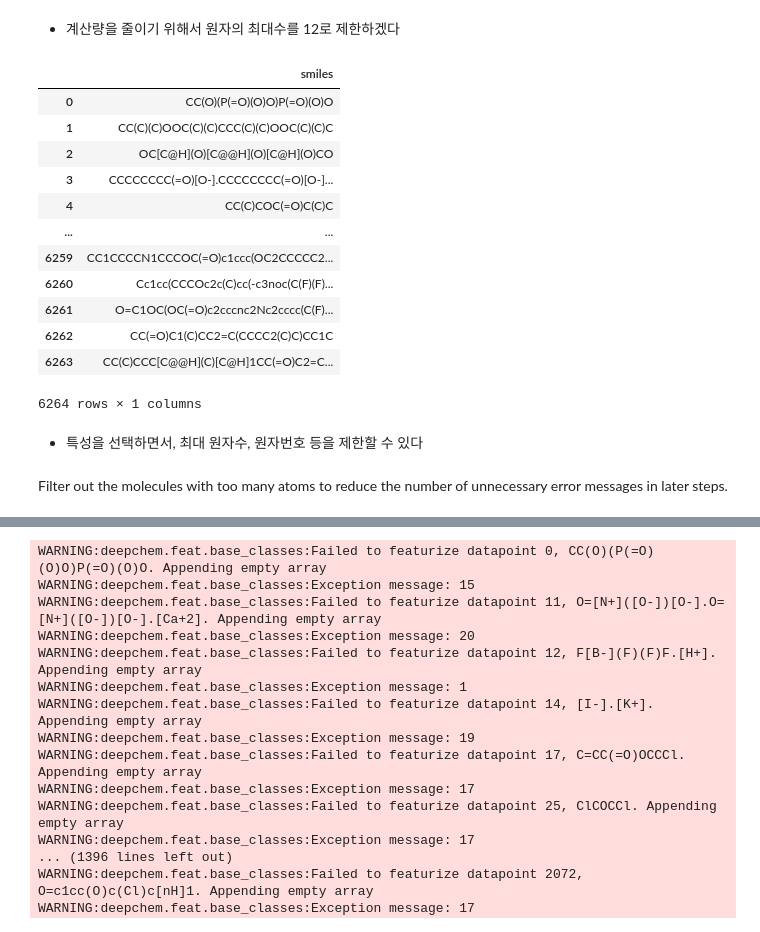
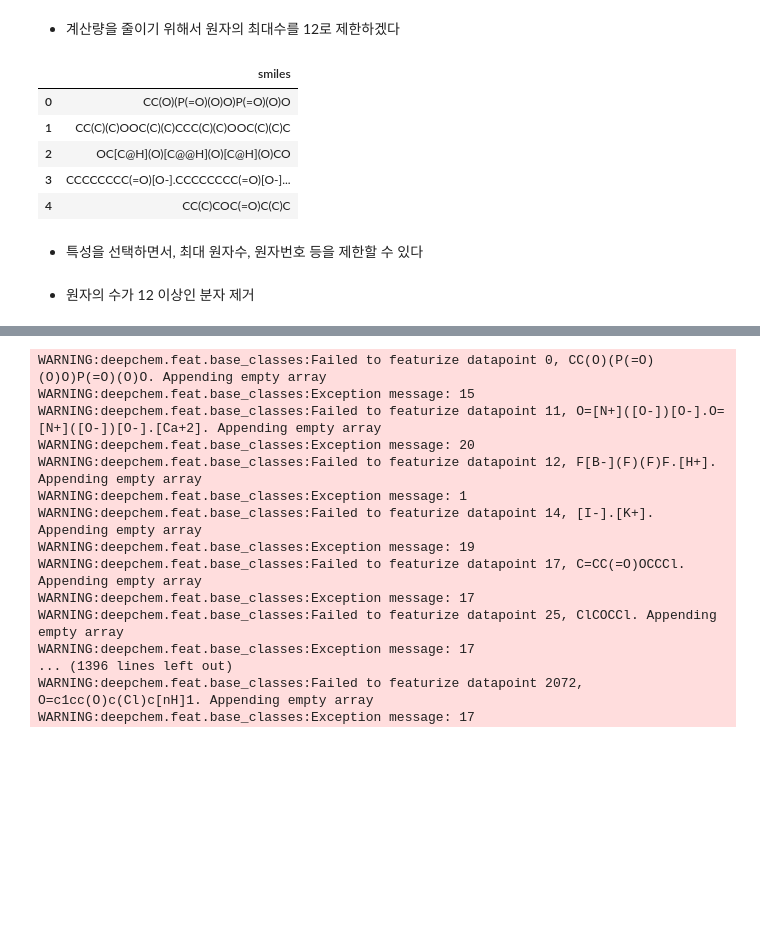
Before and after one commit to StillWork/AIDD-2208-add, a Jupyter notebook: c_85_11_MolGAN.ipynb, the cells around one changed output, grey strips where cells are left out. Cells and saved outputs as stored; diff of their text form; code cells hidden in the pictures; blank space fills up the shorter version.

```diff
--- a/c_85_11_MolGAN.ipynb
+++ b/c_85_11_MolGAN.ipynb
@@ -61,6 +58,6 @@ warnings.filterwarnings("ignore")
 - tox21 데이터를 다운로드하고 SMILES을 추출한다
 # %%
 tasks, datasets, transformers = dc.molnet.load_tox21()
-df = pd.DataFrame(data={'smiles': datasets[0].ids})
+data = pd.DataFrame(data={'smiles': datasets[0].ids})
 # %% [markdown]
 - 계산량을 줄이기 위해서 원자의 최대수를 12로 제한하겠다
@@ -69,23 +64,12 @@ num_atoms = 12
-# %%
-df
-# %% [output]
-|  | smiles |
-| 0 | CC(O)(P(=O)(O)O)P(=O)(O)O |
-| 1 | CC(C)(C)OOC(C)(C)CCC(C)(C)OOC(C)(C)C |
-| 2 | OC[C@H](O)[C@@H](O)[C@H](O)CO |
-| 3 | CCCCCCCC(=O)[O-].CCCCCCCC(=O)[O-]... |
-| 4 | CC(C)COC(=O)C(C)C |
-| ... | ... |
-| 6259 | CC1CCCCN1CCCOC(=O)c1ccc(OC2CCCCC2... |
-| 6260 | Cc1cc(CCCOc2c(C)cc(-c3noc(C(F)(F)... |
-| 6261 | O=C1OC(OC(=O)c2cccnc2Nc2cccc(C(F)... |
-| 6262 | CC(=O)C1(C)CC2=C(CCCC2(C)C)CC1C |
-| 6263 | CC(C)CCC[C@@H](C)[C@H]1CC(=O)C2=C... |
-6264 rows × 1 columns
-# %%
-# 샘플 수를 줄이는 방법
-# data = df[['smiles']].sample(4000, random_state=42)
-data = df
+# %%
+data[:5]
+# %% [output]
+|  | smiles |
+| 0 | CC(O)(P(=O)(O)O)P(=O)(O)O |
+| 1 | CC(C)(C)OOC(C)(C)CCC(C)(C)OOC(C)(C)C |
+| 2 | OC[C@H](O)[C@@H](O)[C@H](O)CO |
+| 3 | CCCCCCCC(=O)[O-].CCCCCCCC(=O)[O-]... |
+| 4 | CC(C)COC(=O)C(C)C |
 # %% [markdown]
 - 특성을 선택하면서, 최대 원자수, 원자번호 등을 제한할 수 있다
 # %%
@@ -94,5 +79,5 @@ feat = dc.feat.MolGanFeaturizer(max_atom_count=num_atoms, atom_labels=[0, 5, 6,
 # %%
 smiles = data['smiles'].values
-# %% [markdown]
-Filter out the molecules with too many atoms to reduce the number of unnecessary error messages in later steps.
+# %% [markdown]
+- 원자의 수가 12 이상인 분자 제거
 # %%
```
Also changed, not shown: parts of 28 cells of this notebook.
